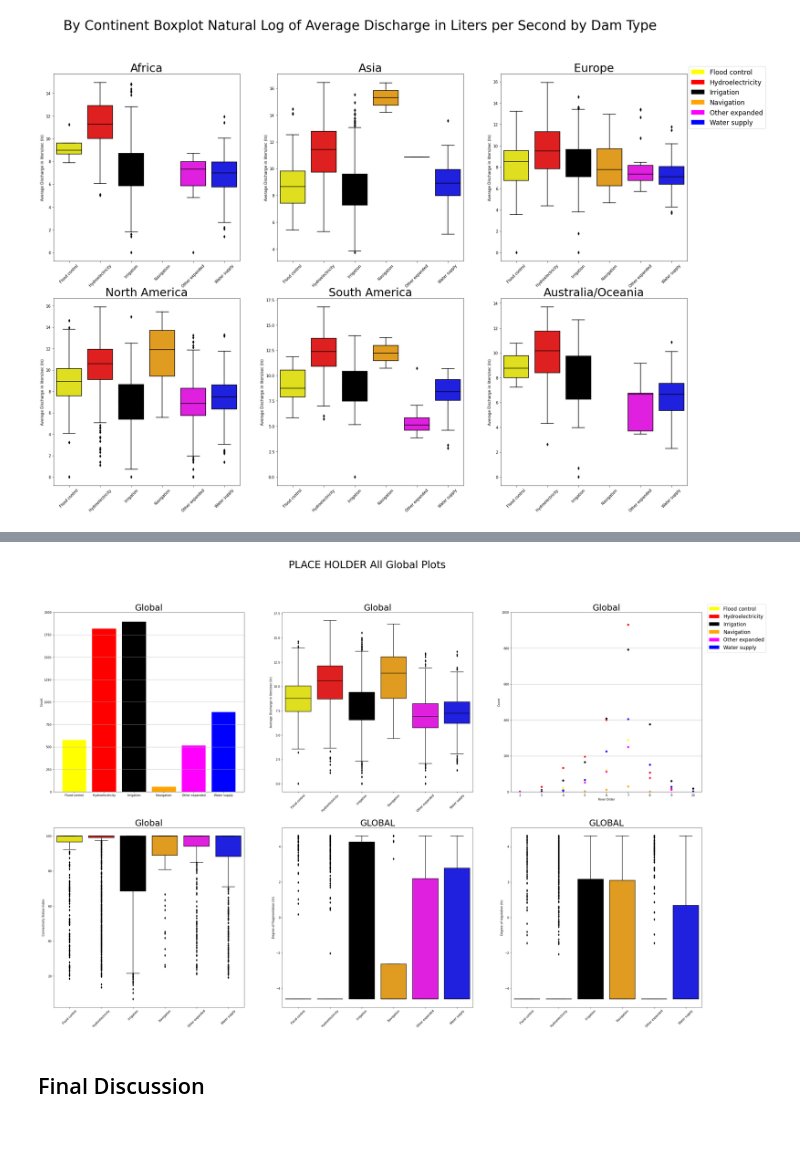
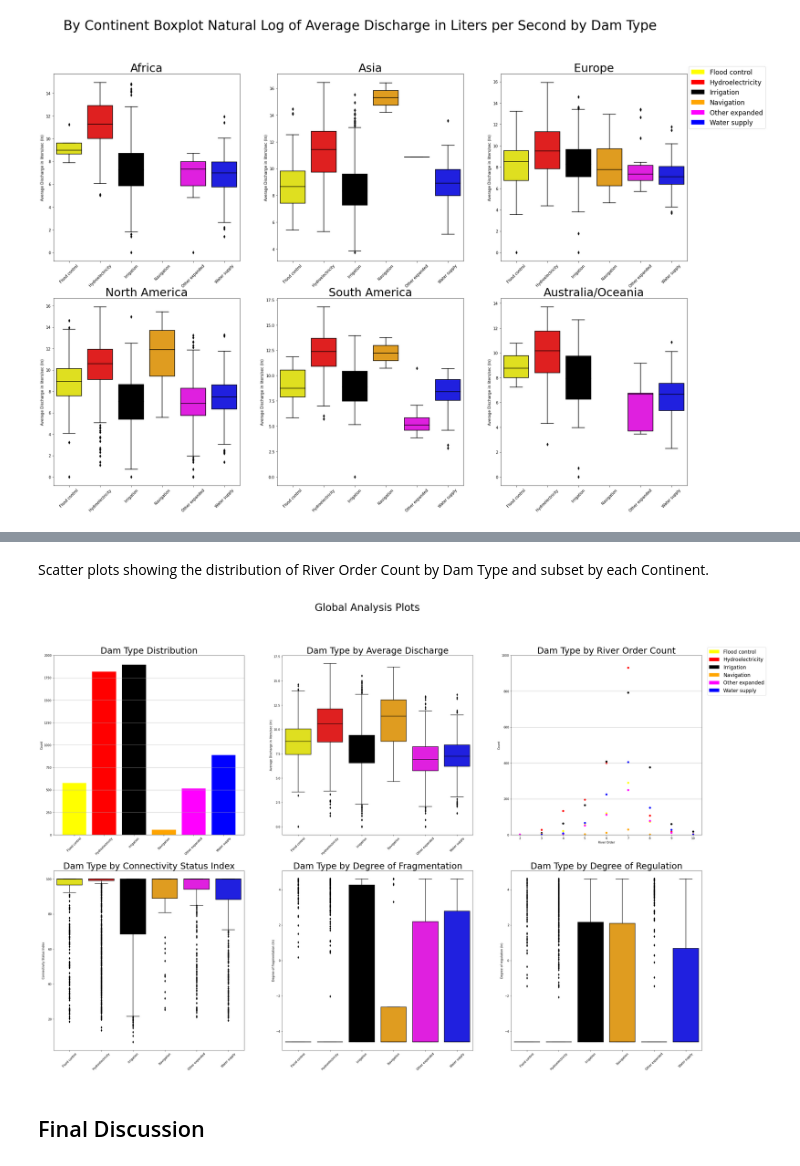
Before and after one commit to fergusca/ffr-dam-impact, a Jupyter notebook: notebooks/blog-mod.ipynb, the cells around one changed output, grey strips where cells are left out. Drawn from its saved outputs; the diff is of its cells as text; code cells hidden in the pictures; blank space fills up the shorter version.

```diff
--- a/notebooks/blog-mod.ipynb
+++ b/notebooks/blog-mod.ipynb
@@ -409,13 +266,0 @@ plt.show()
-# %%
-### THIS IS A PLACE HOLDER CHART
-# Create scatterplot figure of dam type counts by order Globally using function
-# Create plot
-fig, ax = plt.subplots(figsize=(10, 10))
-order_scat_plot(grand_ffr, "PLACE HOLDER GLOBAL", ax, 1000)
-
-# Create legend
-handles, labels = ax1.get_legend_handles_labels()
-fig.legend(handles, labels, loc=1, bbox_to_anchor=(
-    1.2, 0.9), fontsize='xx-large')
-
-plt.show()
@@ -424,43 +267,42 @@ plt.show()
+# %% [markdown]
+Scatter plots showing the distribution of River Order Count by Dam Type and subset by each Continent.
 # %%
-### THIS IS A PLACE HOLDER CHART
-# Create figure of the six global plots.
-
-# Transform connectivity metrics
-grand_ffr['ln_CSI'] = np.log(grand_ffr['CSI'])
-grand_ffr['ln_DOR'] = np.log(grand_ffr['DOR']+0.01)
-grand_ffr['ln_DOF'] = np.log(grand_ffr['DOF']+0.01)
+# Create figure of the six different global plots.
 
 # Plot the data
 fig, ((ax1, ax2, ax3), (ax4, ax5, ax6)) = plt.subplots(
     ncols=3, nrows=2, figsize=(40, 25))
-fig.suptitle("PLACE HOLDER All Global Plots", fontsize=35)
+fig.suptitle("Global Analysis Plots", fontsize=35)
 
 # Plot bar chart
-dam_type_plot(grand_ffr, "Global", ax1, 2000)
+pfxn.dam_type_plot(grand_ffr, "Dam Type Distribution", ax1, 2000)
 
 # Plot box chart discharge
-dam_box_plot(grand_ffr, "Global", ax2,"ln_DIS_AVG_LS","Average Discharge in liters/sec (ln)")
+pfxn.dam_box_plot(grand_ffr, "Dam Type by Average Discharge", ax2,"ln_DIS_AVG_LS","Average Discharge in liters/sec (ln)")
 
 # Plot scatter chart
-order_scat_plot(grand_ffr, "Global", ax3, 1000)
+pfxn.order_scat_plot(grand_ffr, "Dam Type by River Order Count", ax3, 1000)
 
 # Plot box plot CSI
-dam_box_plot(grand_ffr, "Global", ax4,"CSI","Connectivity Status Index")
+pfxn.dam_box_plot(grand_ffr, "Dam Type by Connectivity Status Index", ax4,"CSI","Connectivity Status Index")
 
 # Plot box plot DOF
-dam_box_plot(grand_ffr, "GLOBAL", ax5,"ln_DOF","Degree of fragmentation (ln)")
+pfxn.dam_box_plot(grand_ffr, "Dam Type by Degree of Fragmentation", ax5,"ln_DOF","Degree of fragmentation (ln)")
 
 # Plot box plot DOR
-dam_box_plot(grand_ffr, "GLOBAL", ax6,"ln_DOR","Degree of regulation (ln)")
+pfxn.dam_box_plot(grand_ffr, "Dam Type by Degree of Regulation", ax6,"ln_DOR","Degree of regulation (ln)")
+
+# Rotate ax1 x-axis labels
+plt.setp(ax1.get_xticklabels(), rotation=45)
 
 # Create legend
 handles, labels = ax1.get_legend_handles_labels()
 fig.legend(handles, labels, loc=1, bbox_to_anchor=(
     0.98, 0.9), fontsize='xx-large')
 
 plt.show()
 # %% [output]
-[figure, old version]
+[figure, new version]
 # %% [markdown]
 ## Final Discussion
 # %% [markdown]
```
Also changed, not shown: parts of 12 cells of this notebook, 2 other files.
